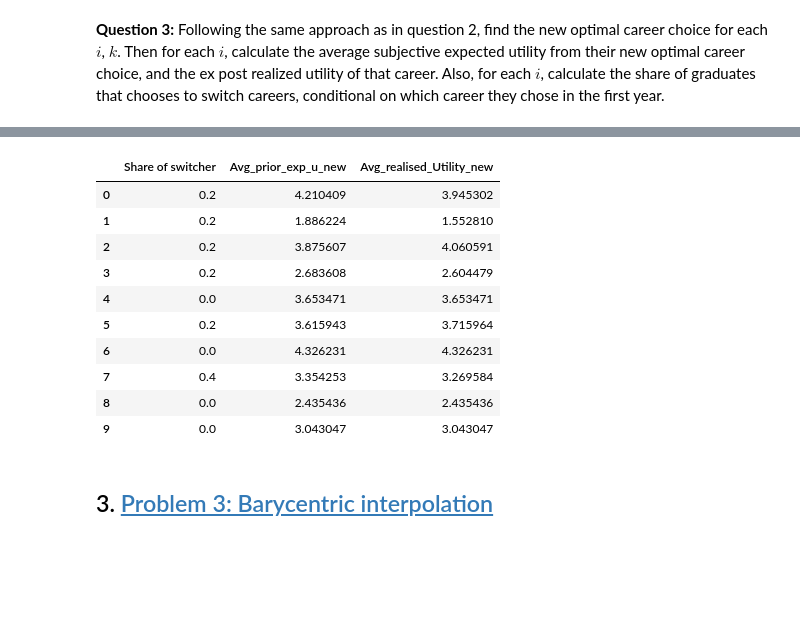
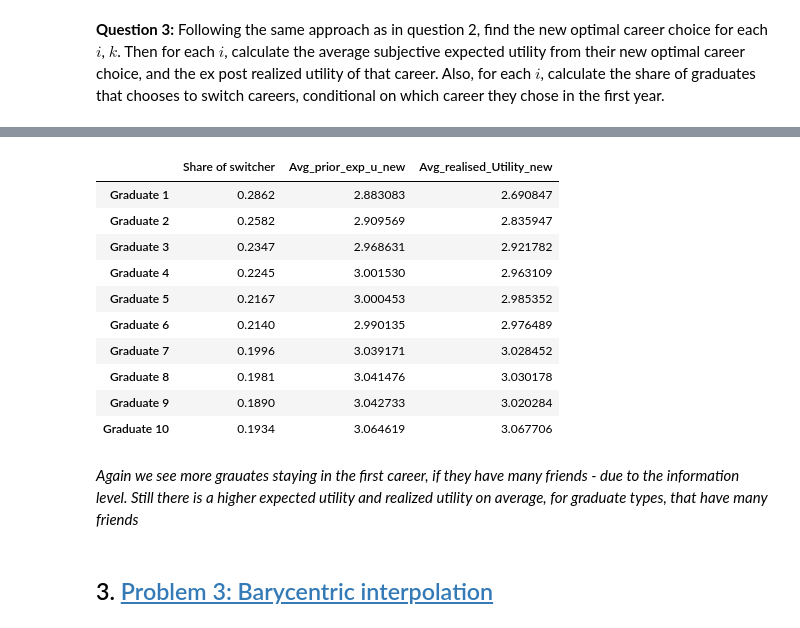
Before and after one commit to NumEconCopenhagen/projects-2024-anna-vithusha-og-barbara, a Jupyter notebook: Examproject/exam_2024.ipynb, the cells around one changed output, grey strips where cells are left out. Cells and saved outputs as stored; diff of their text form; code cells hidden in the pictures; blank space fills up the shorter version.

```diff
--- a/Examproject/exam_2024.ipynb
+++ b/Examproject/exam_2024.ipynb
@@ -298,7 +286,7 @@ $$
 par = SimpleNamespace()
 par.J = 3
 par.N = 10
-par.K = 5 #10000
+par.K = 10000
 
 par.F = np.arange(1,par.N+1)
 par.sigma = 2
@@ -497,40 +474,42 @@ array([7.342514  , 5.3046205 , 1.6013316 , 2.72390132, 4.07967923])
 # %%
 share_switching = np.zeros((par.N))
 
 for i in range(par.N):
     #average prior expected utility new
     average_prior_expected_new = np.mean(prior_expected_utility_chosen, axis=1)
     #average realised utility
     average_realised_new = np.mean(realised_utility_new, axis=1)
     #share of graduates switching career
     share_switching[i] = np.sum(career_new[i,:] != career[i,:])/par.K
 
 #display share, average_prior_expected_utility and average_realised_utility in a table
-average_prior_expected_new_n = average_prior_expected_new.reshape(-1, 1)  # Reshape to column vector
-average_realised_utility_n = average_realised_new.reshape(-1, 1)  # Reshape to column vector
-share_switching_n = share_switching.reshape(-1, 1)  # Reshape to column vector
+average_prior_expected_new = average_prior_expected_new.reshape(-1, 1)  # Reshape to column vector
+average_realised_utility_new = average_realised_new.reshape(-1, 1)  # Reshape to column vector
+share_switching = share_switching.reshape(-1, 1)  # Reshape to column vector
 
 # Concatenate all arrays horizontally
-table = np.hstack((share_switching_n, average_prior_expected_new_n, average_realised_utility_n))
+table = np.hstack((share_switching, average_prior_expected_new, average_realised_utility_new))
 
 # Create a pandas DataFrame for better display
 column_names = [f'Share of switcher'] + [f'Avg_prior_exp_u_new'] + ['Avg_realised_Utility_new']
-df_new = pd.DataFrame(table, columns=column_names)
+df_new = pd.DataFrame(table, columns=column_names, index=[f'Graduate {i+1}' for i in range(par.N)])
 
 # Display the table
 df_new
 # %% [output]
 |  | Share of switcher | Avg_prior_exp_u_new | Avg_realised_Utility_new |
-| 0 | 0.2 | 4.210409 | 3.945302 |
-| 1 | 0.2 | 1.886224 | 1.552810 |
-| 2 | 0.2 | 3.875607 | 4.060591 |
-| 3 | 0.2 | 2.683608 | 2.604479 |
-| 4 | 0.0 | 3.653471 | 3.653471 |
-| 5 | 0.2 | 3.615943 | 3.715964 |
-| 6 | 0.0 | 4.326231 | 4.326231 |
-| 7 | 0.4 | 3.354253 | 3.269584 |
-| 8 | 0.0 | 2.435436 | 2.435436 |
-| 9 | 0.0 | 3.043047 | 3.043047 |
+| Graduate 1 | 0.2862 | 2.883083 | 2.690847 |
+| Graduate 2 | 0.2582 | 2.909569 | 2.835947 |
+| Graduate 3 | 0.2347 | 2.968631 | 2.921782 |
+| Graduate 4 | 0.2245 | 3.001530 | 2.963109 |
+| Graduate 5 | 0.2167 | 3.000453 | 2.985352 |
+| Graduate 6 | 0.2140 | 2.990135 | 2.976489 |
+| Graduate 7 | 0.1996 | 3.039171 | 3.028452 |
+| Graduate 8 | 0.1981 | 3.041476 | 3.030178 |
+| Graduate 9 | 0.1890 | 3.042733 | 3.020284 |
+| Graduate 10 | 0.1934 | 3.064619 | 3.067706 |
+# %% [markdown]
+*Again we see more grauates staying in the first career, if they have many friends - due to the information level. Still there is a higher expected utility and realized utility on average, for graduate types, that have many friends*
 # %% [markdown]
 ## 3. <a id='toc3_'></a>[Problem 3: Barycentric interpolation](#toc0_)
 # %% [markdown]
```
Also changed, not shown: parts of 24 cells of this notebook.
